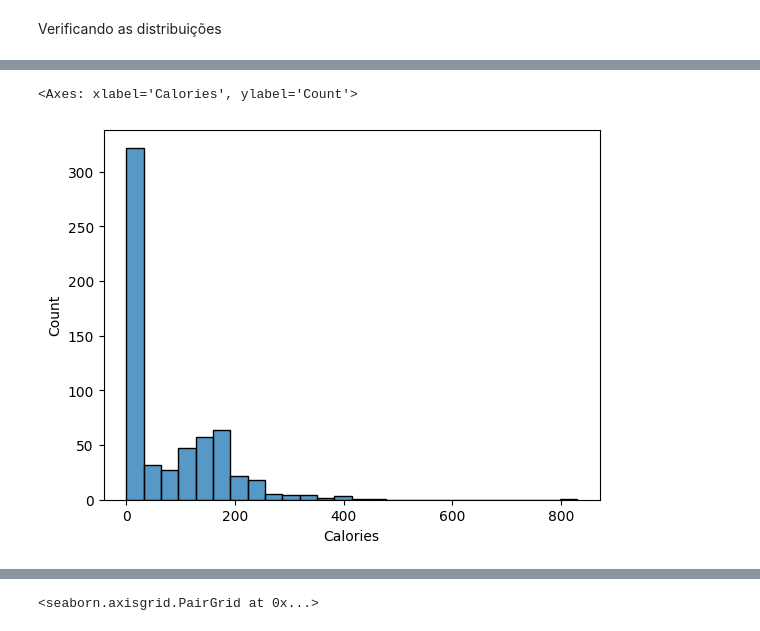
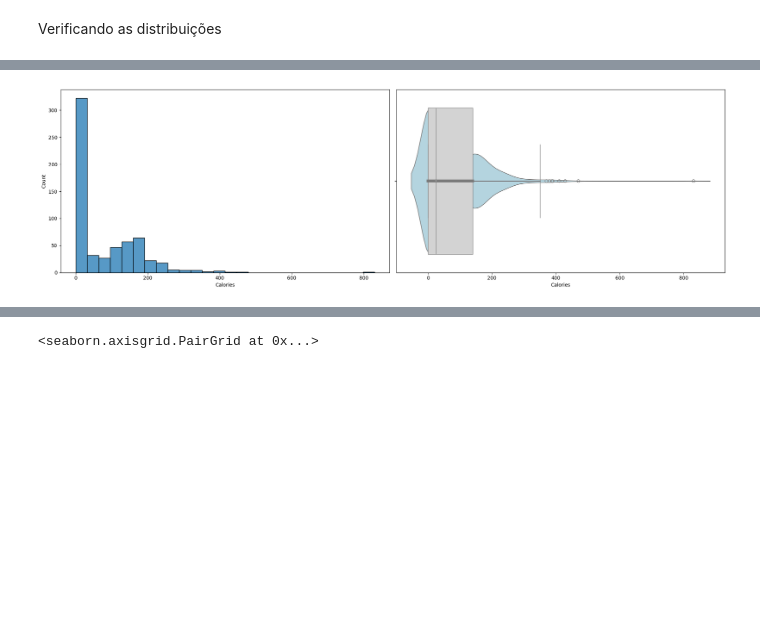
Before and after one commit to torvess/classificando_bebidas_Jun-2024, a Jupyter notebook: classificando_bebidas.ipynb, the cells around one changed output, grey strips where cells are left out. Saved outputs shown, nothing was run; the diff lists cells and outputs as text; code cells hidden in the pictures; blank space fills up the shorter version.

```diff
--- a/classificando_bebidas.ipynb
+++ b/classificando_bebidas.ipynb
@@ -64,6 +78,5 @@ sns.histplot(data=dados, x='Volume (ml)')
-# %%
-sns.histplot(data=dados, x='Calories')
-# %% [output]
-<Axes: xlabel='Calories', ylabel='Count'>
-[figure, removed]
+# %%
+plot_graficos(dados, dados['Calories'])
+# %% [output]
+[figure, added]
 # %%
```
Also changed, not shown: parts of 3 cells of this notebook.
